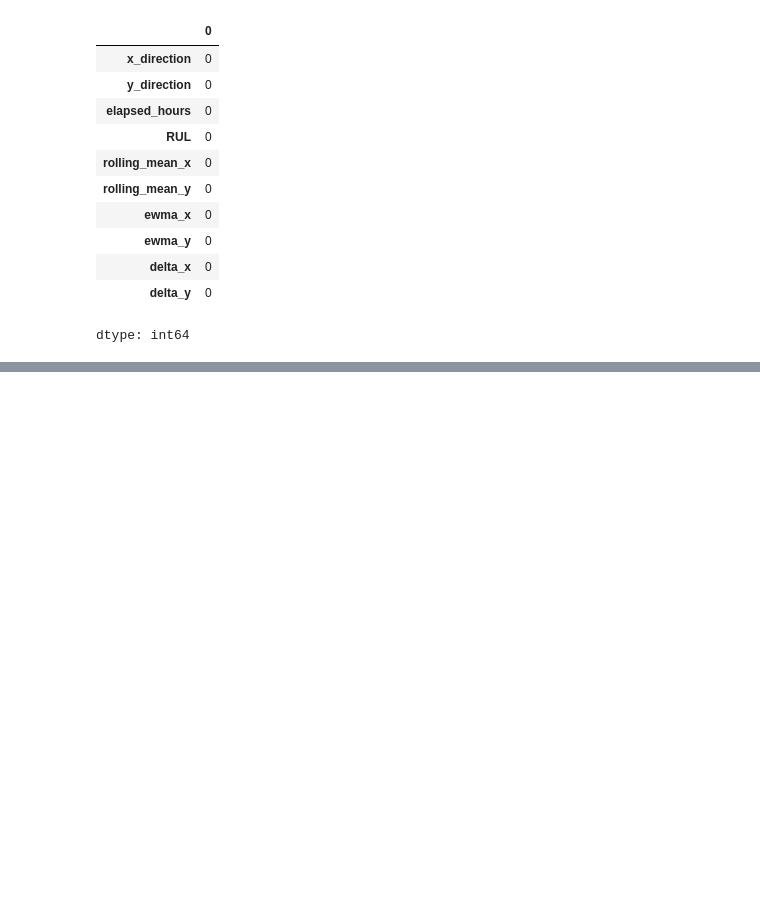
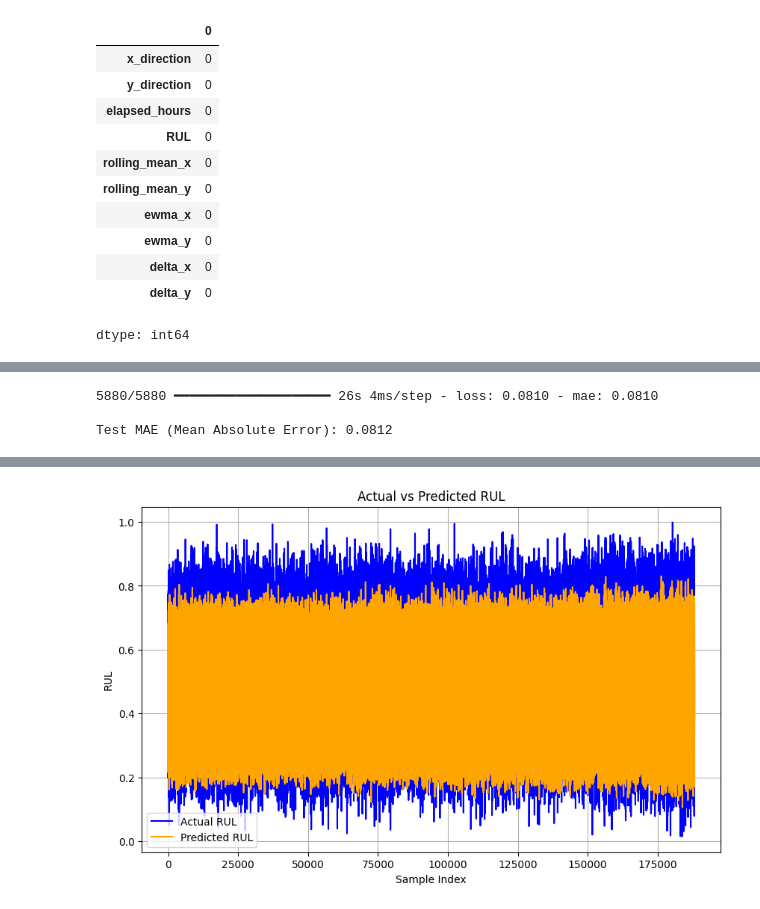
Before and after one commit to Begizew2112/bearing, a Jupyter notebook: thesis cnn+ lstm progress.ipynb, the cells around one changed output, grey strips where cells are left out. Saved outputs shown, nothing was run; the diff lists cells and outputs as text; code cells hidden in the pictures; blank space fills up the shorter version.

```diff
--- a/thesis cnn+ lstm progress.ipynb
+++ b/thesis cnn+ lstm progress.ipynb
@@ -348,0 +382,7 @@ X, y = create_sequences_fast(df6, seq_length)
+# %%
+seq_length = 50
+X_seq, fft_features, y = create_sequences_with_fft(df6, seq_length)
+
+print("X_seq shape:", X_seq.shape)             # (samples, 50, 9)
+print("FFT features shape:", fft_features.shape)  # (samples, 20)
+print("y shape:", y.shape)
@@ -353,6 +456 @@ X.shape
-# %%
-# Chronological train-test split
-split_idx = int(0.8 * len(X))
-X_train, X_test = X[:split_idx], X[split_idx:]
-y_train, y_test = y[:split_idx], y[split_idx:]
 # %%
@@ -482,0 +504,25 @@ Epoch 30/30
+# %%
+# Evaluate performance on test data
+test_loss, test_mae = model.evaluate([X_test_seq, fft_test], y_test)
+print(f"\nTest MAE (Mean Absolute Error): {test_mae:.4f}")
+# %% [output]
+5880/5880 ━━━━━━━━━━━━━━━━━━━━ 26s 4ms/step - loss: 0.0810 - mae: 0.0810
+
+Test MAE (Mean Absolute Error): 0.0812
+# %%
+import matplotlib.pyplot as plt
+
+# Predict RUL on test data
+y_pred = model.predict([X_test_seq, fft_test]).flatten()
+
+# Plot actual vs predicted RUL
+plt.figure(figsize=(10, 6))
+plt.plot(y_test, label='Actual RUL', color='blue')
+plt.plot(y_pred, label='Predicted RUL', color='orange')
+plt.xlabel('Sample Index')
+plt.ylabel('RUL')
+plt.title('Actual vs Predicted RUL')
+plt.legend()
+plt.grid(True)
+plt.show()
+# %% [output]
@@ -483 +530,2 @@ Epoch 30/30
+[figure, added]
 # %%
```
Also changed, not shown: parts of 38 cells of this notebook.
